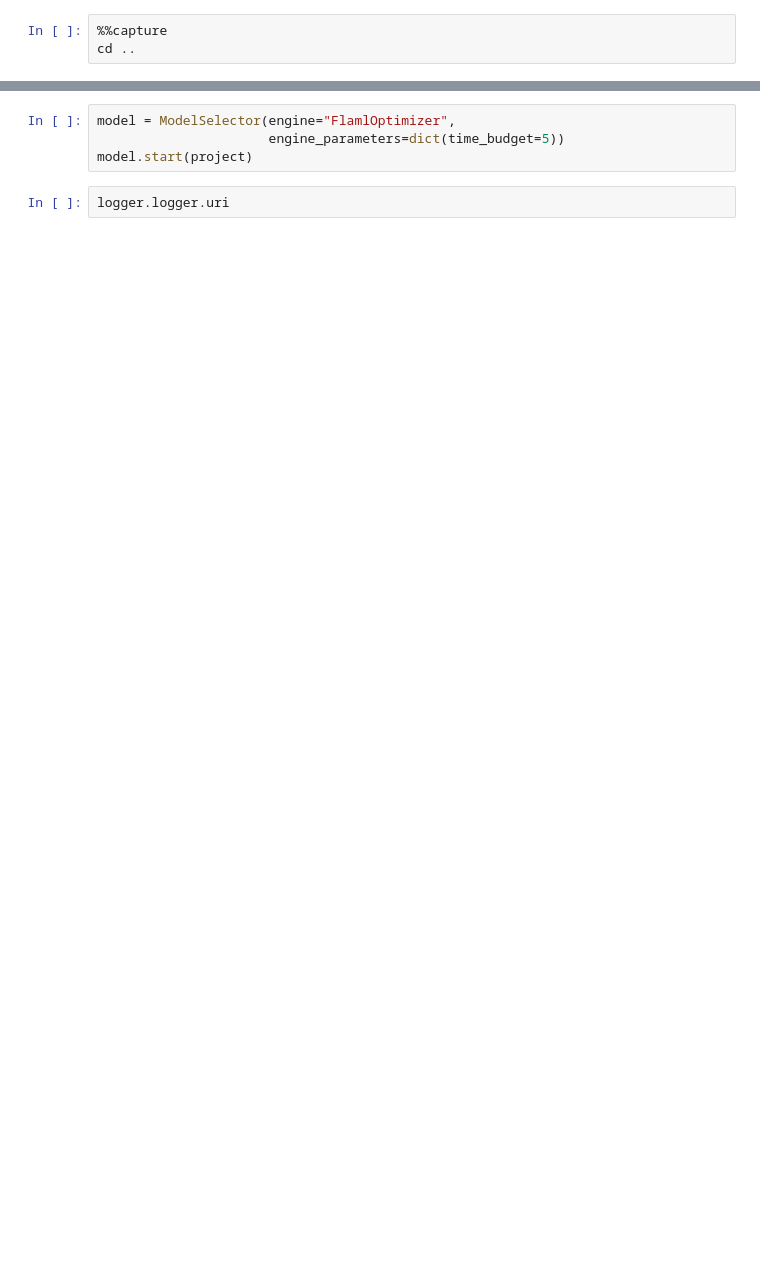
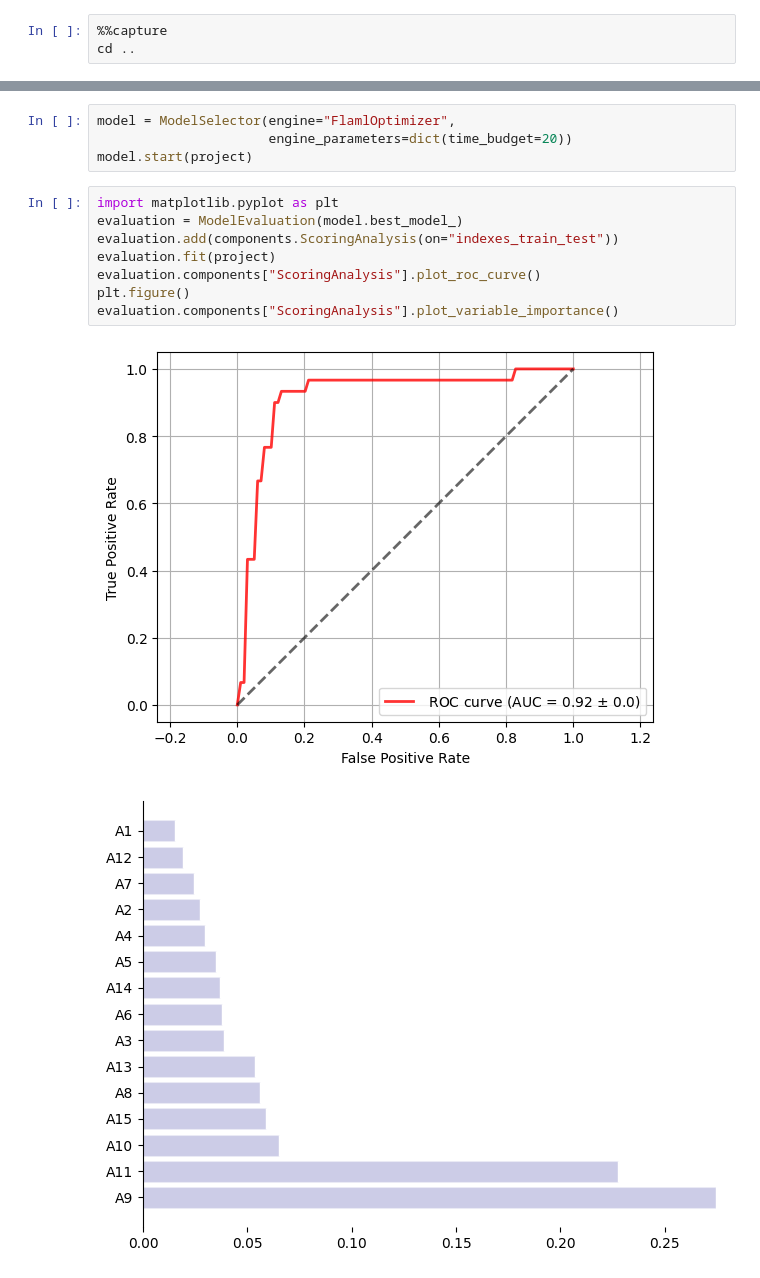
Before and after one commit to eurobios-mews-labs/palma, a Jupyter notebook: examples/logger.ipynb, the cells around one changed output, grey strips where cells are left out. Cells and saved outputs as stored; diff of their text form; blank space fills up the shorter version.

```diff
--- a/examples/logger.ipynb
+++ b/examples/logger.ipynb
@@ -27,6 +44,15 @@ mlflow.set_tracking_uri("C:/Users/Vincent LAURENT/test")
 # %%
 model = ModelSelector(engine="FlamlOptimizer",
-                      engine_parameters=dict(time_budget=5))
+                      engine_parameters=dict(time_budget=20))
 model.start(project)
-# %%
-logger.logger.uri
+# %%
+import matplotlib.pyplot as plt
+evaluation = ModelEvaluation(model.best_model_)
+evaluation.add(components.ScoringAnalysis(on="indexes_train_test"))
+evaluation.fit(project)
+evaluation.components["ScoringAnalysis"].plot_roc_curve()
+plt.figure()
+evaluation.components["ScoringAnalysis"].plot_variable_importance()
+# %% [output]
+[figure, added]
+[figure, added]
```
Also changed, not shown: parts of 6 cells of this notebook, 12 other files.
